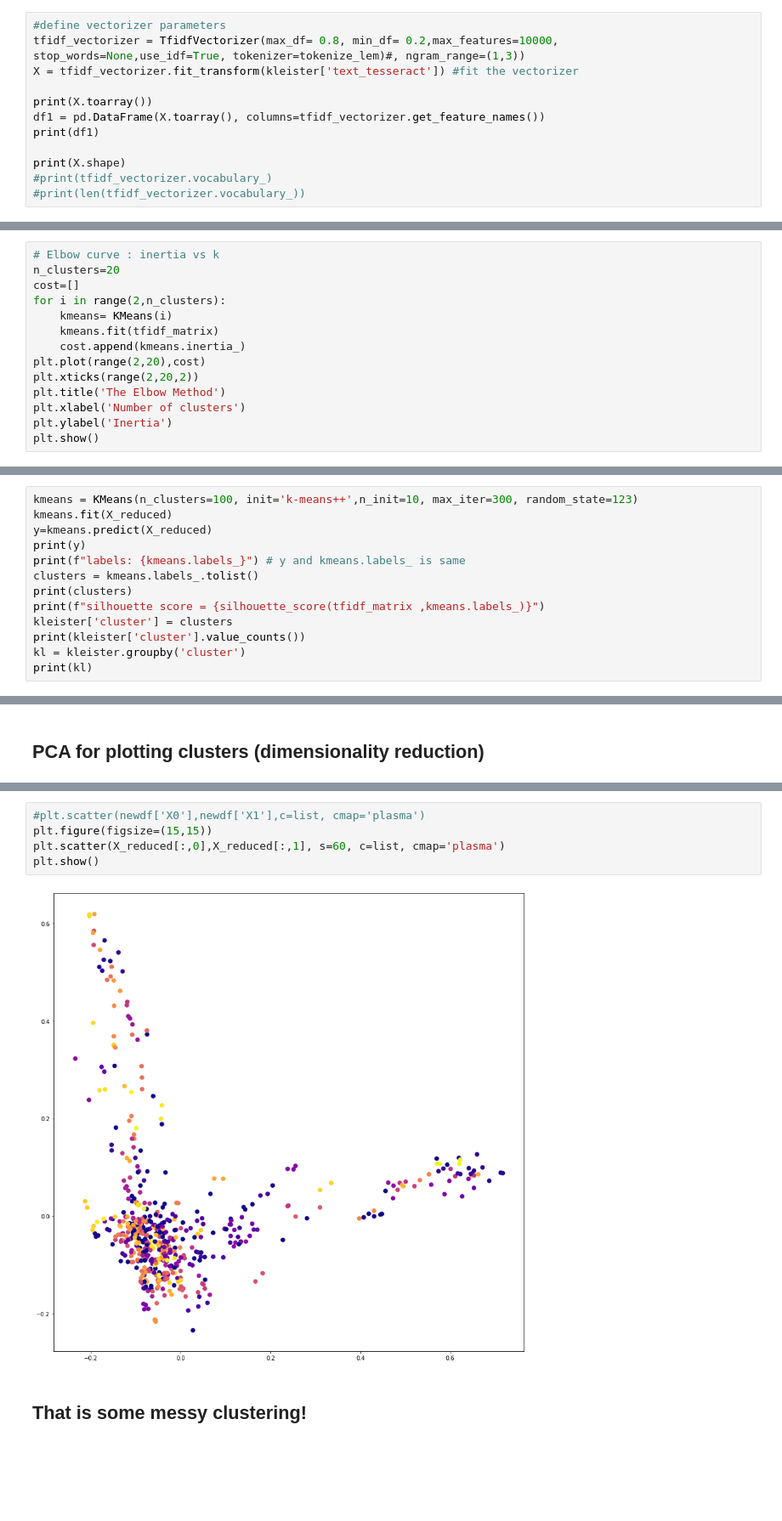
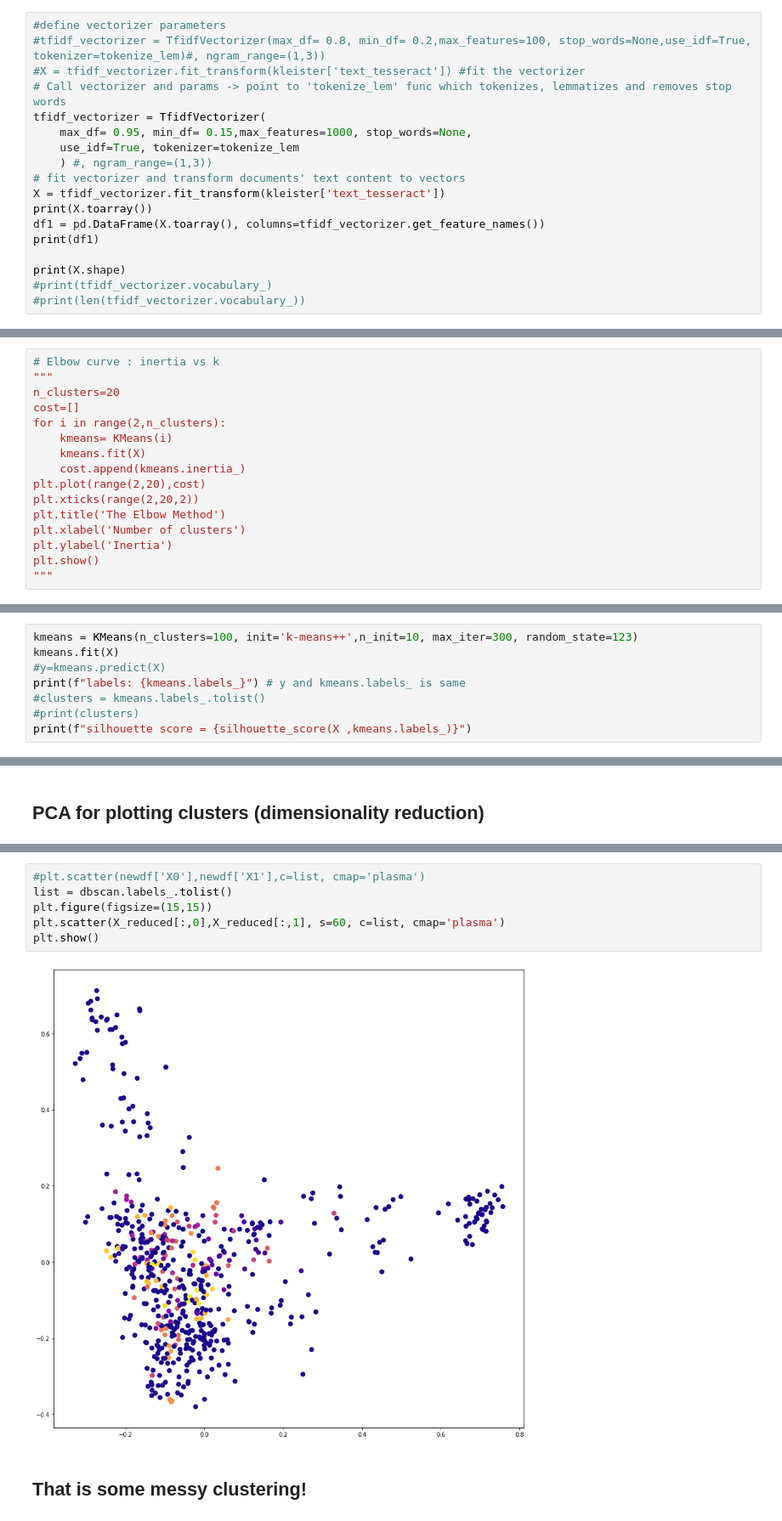
Before and after one commit to kristof-becode/Document-Clustering, a Jupyter notebook: Vectorizing.ipynb, the cells around one changed output, grey strips where cells are left out. Shown at 85% size. Drawn from its saved outputs; the diff is of its cells as text; blank space fills up the shorter version.

```diff
--- a/Vectorizing.ipynb
+++ b/Vectorizing.ipynb
@@ -145,8 +148,14 @@ plt.show()
 # %%
 #define vectorizer parameters
-tfidf_vectorizer = TfidfVectorizer(max_df= 0.8, min_df= 0.2,max_features=10000, stop_words=None,use_idf=True, tokenizer=tokenize_lem)#, ngram_range=(1,3))
-X = tfidf_vectorizer.fit_transform(kleister['text_tesseract']) #fit the vectorizer
-
+#tfidf_vectorizer = TfidfVectorizer(max_df= 0.8, min_df= 0.2,max_features=100, stop_words=None,use_idf=True, tokenizer=tokenize_lem)#, ngram_range=(1,3))
+#X = tfidf_vectorizer.fit_transform(kleister['text_tesseract']) #fit the vectorizer
+# Call vectorizer and params -> point to 'tokenize_lem' func which tokenizes, lemmatizes and removes stop words
+tfidf_vectorizer = TfidfVectorizer(
+    max_df= 0.95, min_df= 0.15,max_features=1000, stop_words=None,
+    use_idf=True, tokenizer=tokenize_lem
+    ) #, ngram_range=(1,3))
+# fit vectorizer and transform documents' text content to vectors
+X = tfidf_vectorizer.fit_transform(kleister['text_tesseract'])
 print(X.toarray())
 df1 = pd.DataFrame(X.toarray(), columns=tfidf_vectorizer.get_feature_names())
 print(df1)
@@ -175,10 +184,11 @@ print(X.shape)
 # %%
 # Elbow curve : inertia vs k
+"""
 n_clusters=20
 cost=[]
 for i in range(2,n_clusters):
     kmeans= KMeans(i)
-    kmeans.fit(tfidf_matrix)
+    kmeans.fit(X)
     cost.append(kmeans.inertia_)
 plt.plot(range(2,20),cost)
 plt.xticks(range(2,20,2))
@@ -186,4 +196,5 @@ plt.title('The Elbow Method')
 plt.xlabel('Number of clusters')
 plt.ylabel('Inertia')
 plt.show()
+"""
 # %% [output]
@@ -192,14 +220,9 @@ plt.show()
 ## KMeans clustering
 # %%
 kmeans = KMeans(n_clusters=100, init='k-means++',n_init=10, max_iter=300, random_state=123)
-kmeans.fit(X_reduced)
-y=kmeans.predict(X_reduced)
-print(y)
+kmeans.fit(X)
+#y=kmeans.predict(X)
 print(f"labels: {kmeans.labels_}") # y and kmeans.labels_ is same
-clusters = kmeans.labels_.tolist()
-print(clusters)
-print(f"silhouette score = {silhouette_score(tfidf_matrix ,kmeans.labels_)}")
-kleister['cluster'] = clusters
-print(kleister['cluster'].value_counts())
-kl = kleister.groupby('cluster')
-print(kl)
+#clusters = kmeans.labels_.tolist()
+#print(clusters)
+print(f"silhouette score = {silhouette_score(X ,kmeans.labels_)}")
@@ -351,10 +401,11 @@ print(X_reduced)
 # %%
 #plt.scatter(newdf['X0'],newdf['X1'],c=list, cmap='plasma')
+list = dbscan.labels_.tolist()
 plt.figure(figsize=(15,15))
 plt.scatter(X_reduced[:,0],X_reduced[:,1], s=60, c=list, cmap='plasma')
 plt.show()
 # %% [output]
-[figure, old version]
+[figure, new version]
 # %% [markdown]
 ## That is some messy clustering!
 # %% [markdown]
```
Also changed, not shown: parts of 28 cells of this notebook.
